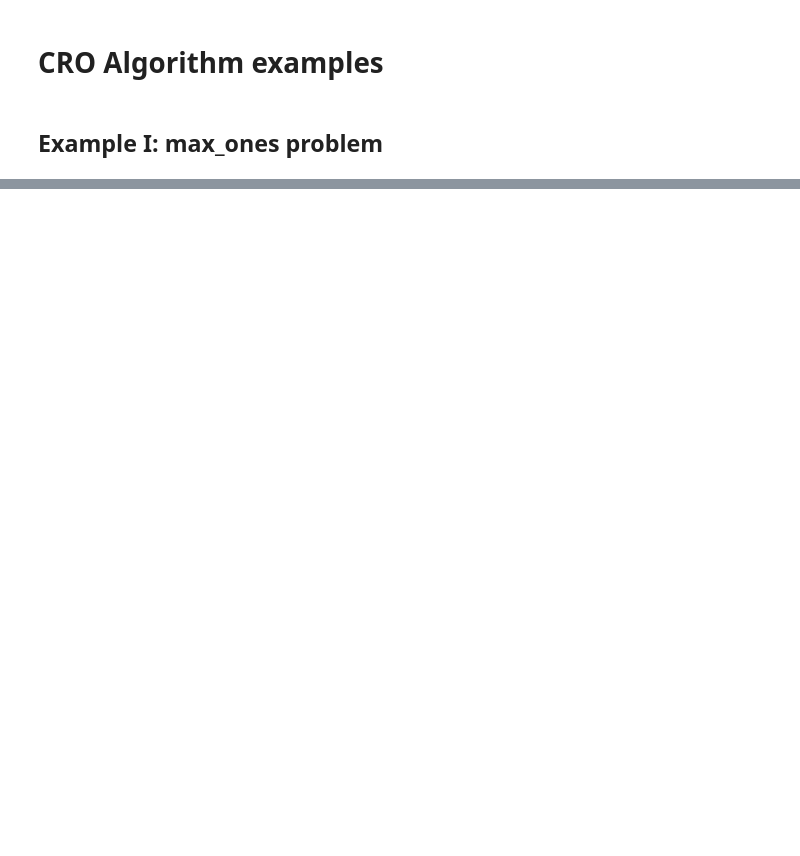
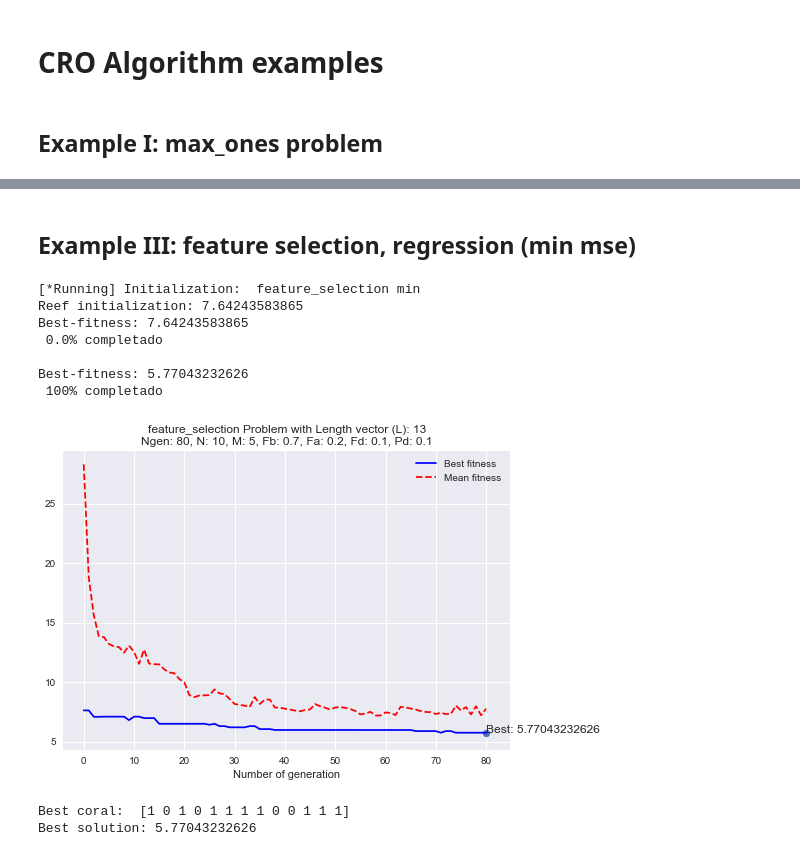
Before and after one commit to VictorPelaez/coral-reef-optimization-algorithm, a Jupyter notebook: cro/test_cro.ipynb, the cells around one changed output, grey strips where cells are left out. Drawn from its saved outputs; the diff is of its cells as text; code cells hidden in the pictures; blank space fills up the shorter version.

```diff
--- a/cro/test_cro.ipynb
+++ b/cro/test_cro.ipynb
@@ -76,0 +85,48 @@ Best solution: 0.9873815779
+# %% [markdown]
+## Example III: feature selection, regression (min mse)
+# %%
+import numpy as np
+import seaborn as sns
+from cro import *
+
+## ------------------------------------------------------
+## Parameters initialization
+
+Ngen = 80                  # Number of generations
+N  = 10                    # MxN: reef size
+M  = 5                    # MxN: reef size
+Fb = 0.7                   # Broadcast prob.
+Fa = 0.2                   # Asexual reproduction prob.
+Fd = 0.1                   # Fraction of the corals to be eliminated in the depredation operator.
+r0 = 0.7                   # Free/total initial proportion
+k  = 3                     # Number of opportunities for a new coral to settle in the reef
+Pd = 0.1                   # Depredation prob.
+opt= 'min'                 # flag: 'max' for maximizing and 'min' for minimizing
+
+problem ='feature_selection'
+## ------------------------------------------------------
+
+from sklearn import datasets, ensemble
+from sklearn.metrics import r2_score, mean_squared_error
+
+dataset = datasets.load_boston()
+L = dataset.data.shape[1] # number of features
+X = dataset["data"]
+y = dataset["target"]
+
+params = {'n_estimators': 60, 'max_depth': 4, 'min_samples_split': 2}
+clf = ensemble.GradientBoostingRegressor(**params)
+
+cro = CRO(Ngen, N, M, Fb, Fa, Fd, r0, k, Pd, opt, L, seed=13, problem_name=problem, metric=mean_squared_error, verbose=True)
+(REEF, REEFpob, REEFfitness, ind_best, Bestfitness, Meanfitness) = cro.fit(X, y, clf)
+# %% [output]
+[*Running] Initialization:  feature_selection min
+Reef initialization: 7.64243583865
+Best-fitness: 7.64243583865
+ 0.0% completado
+
+Best-fitness: 5.77043232626
+ 100% completado
+[figure, added]
+Best coral:  [1 0 1 0 1 1 1 1 0 0 1 1 1]
+Best solution: 5.77043232626
```
Also changed, not shown: parts of 3 cells of this notebook, 6 other files.
